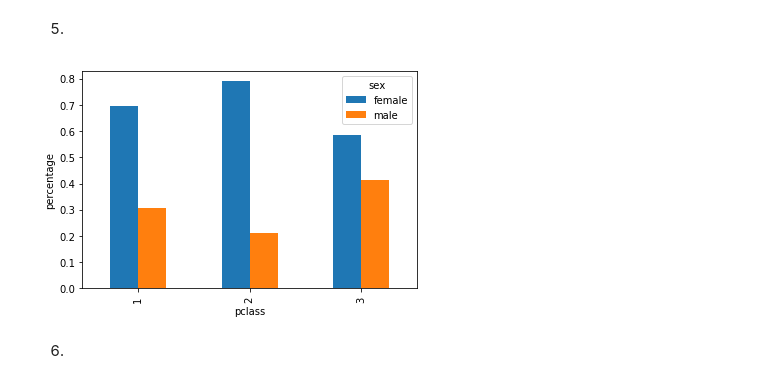
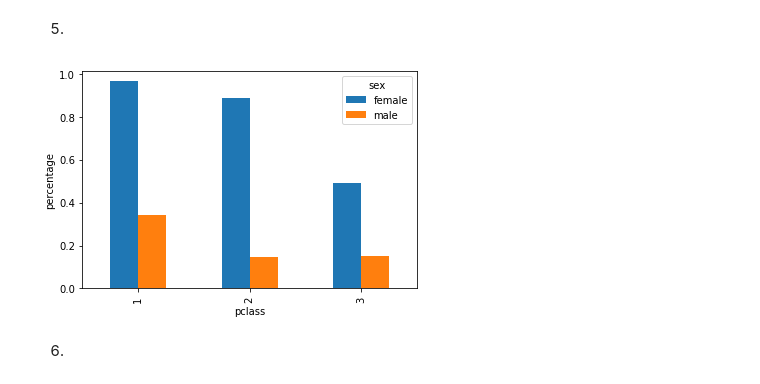
Before and after one commit to antonino-barbera/seanbi, a Jupyter notebook: HW1/Homework 1.ipynb, the cells around one changed output. Drawn from its saved outputs; the diff is of its cells as text; code cells hidden in the pictures.

```diff
--- a/HW1/Homework 1.ipynb
+++ b/HW1/Homework 1.ipynb
@@ -474,14 +477,15 @@ plot.show()
 # %% [markdown]
 5.
-# %%
-data = titanic[titanic['survived'] == 1]
-data = data.groupby(['pclass', 'sex']).size().unstack()
-data = data.divide(data.sum(axis=1),axis=0)
-data.plot.bar()
-plot.ylabel('percentage')
-plot.show()
-# %% [output]
-[figure, removed]
+# %%
+data = titanic[titanic['survived'] == 1] #get the ones who survived
+data = data.groupby(['pclass', 'sex']).size().unstack() #group them by 'plcass' and 'sex' and count the survived by travel class and sex
+data2 = titanic.groupby(['pclass', 'sex']).size().unstack() #get the count of all passengers and group them by 'pclass' and 'sex'
+data = data.divide(data2) #divide the numbers of survived with the number of all passengers (sum of survived and not survived for every group) to get the proportion
+data.plot.bar()
+plot.ylabel('percentage')
+plot.show()
+# %% [output]
+[figure, added]
 # %% [markdown]
 6.
 # %%
```
Also changed, not shown: parts of 5 cells of this notebook.
